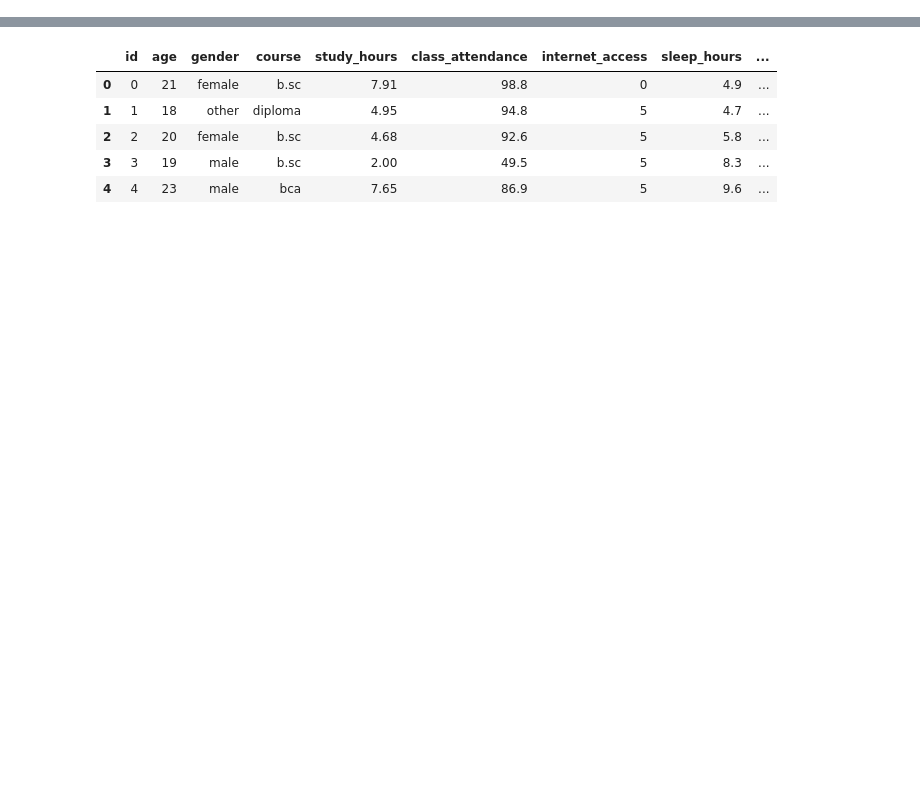
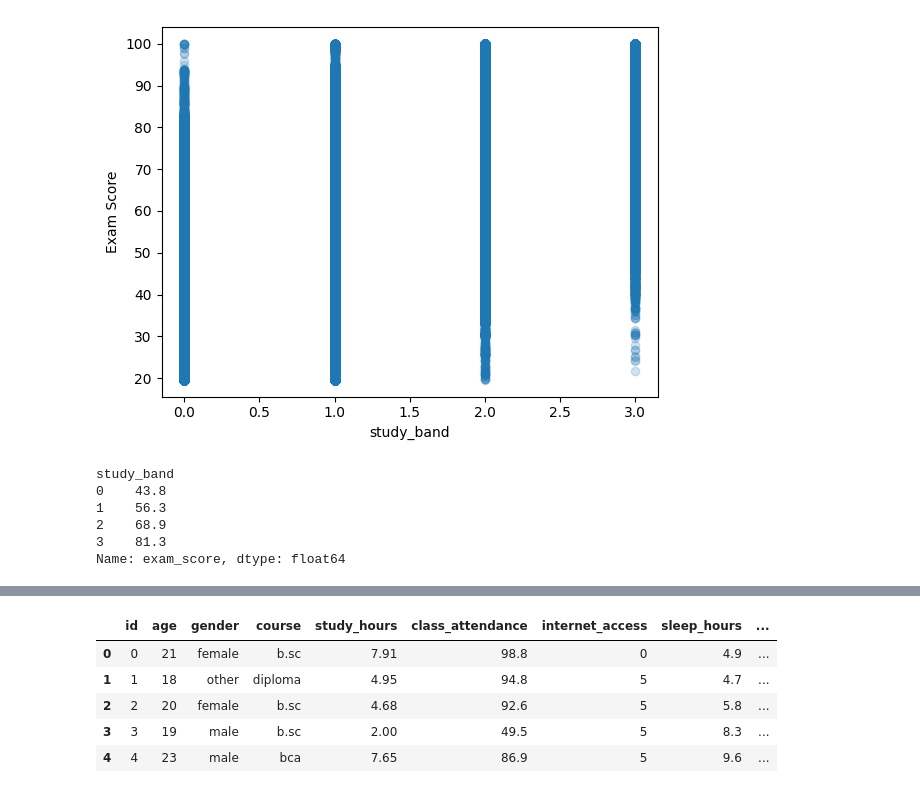
Before and after one commit to RajeshSenapti/Predicting-Student-Test-Scores, a Jupyter notebook: Student.ipynb, the cells around one changed output, grey strips where cells are left out. Cells and saved outputs as stored; diff of their text form; code cells hidden in the pictures; blank space fills up the shorter version.

```diff
--- a/Student.ipynb
+++ b/Student.ipynb
@@ -25,5 +25,28 @@ test_df.head()
-# %%
-income_map = {'low':-5, 'medium':0, 'high':5}
-df['facility_rating'] = df['facility_rating'].map(income_map)
-#Test Data
-test_df['facility_rating'] = test_df['facility_rating'].map(income_map)
+# %%
+df["study_band"] = pd.cut(
+    df["study_hours"],
+    bins=[0, 2, 4, 6, 8],
+    labels=[0, 1, 2, 3]
+)
+
+test_df["study_band"] = pd.cut(
+    test_df["study_hours"],
+    bins=[0, 2, 4, 6, 8],
+    labels=[0, 1, 2, 3]
+)
+# %%
+plt.scatter(df["study_band"], df["exam_score"], alpha=0.2)
+plt.xlabel("study_band")
+plt.ylabel("Exam Score")
+plt.show()
+# %% [output]
+[figure, added]
+# %%
+df.groupby("study_band")["exam_score"].median()
+# %% [output]
+study_band
+0    43.8
+1    56.3
+2    68.9
+3    81.3
+Name: exam_score, dtype: float64
```
Also changed, not shown: parts of 31 cells of this notebook, 1 other file.
